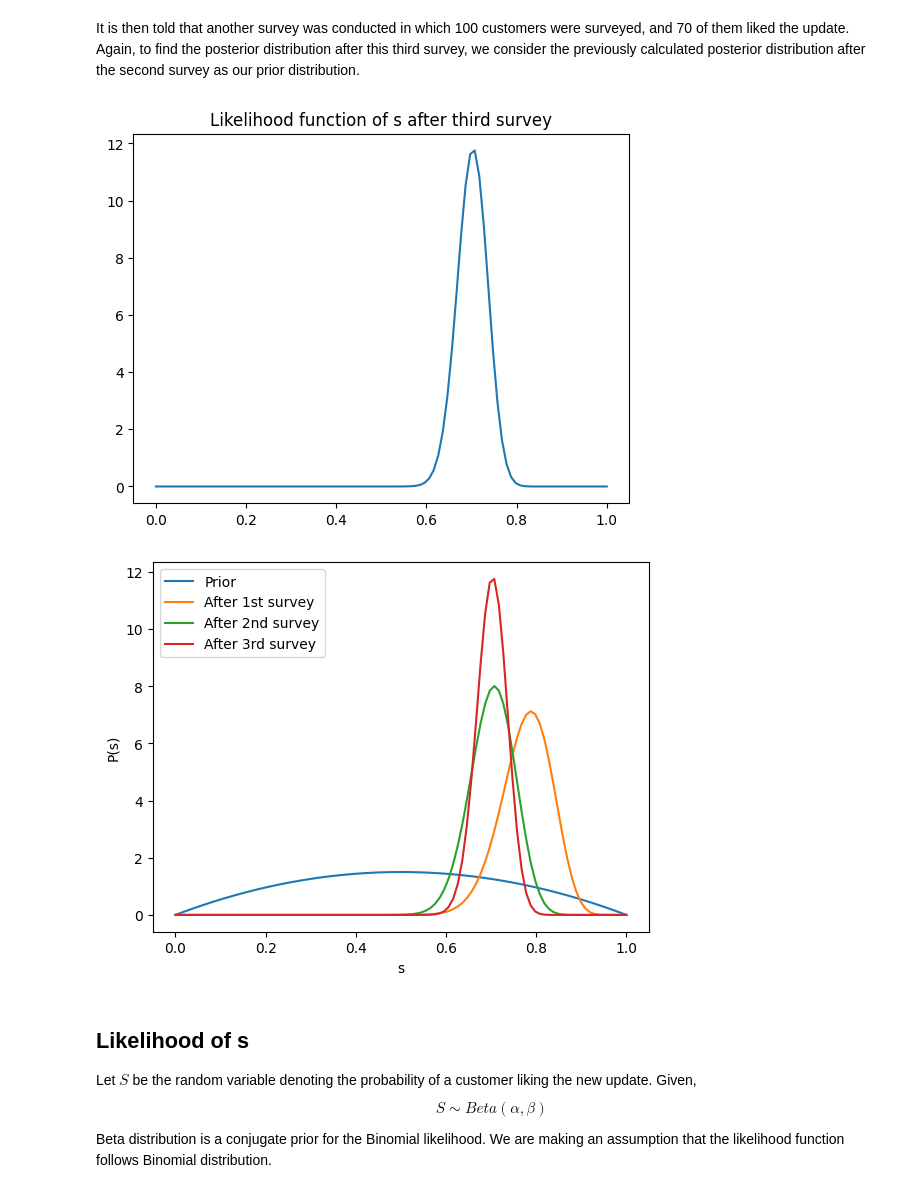
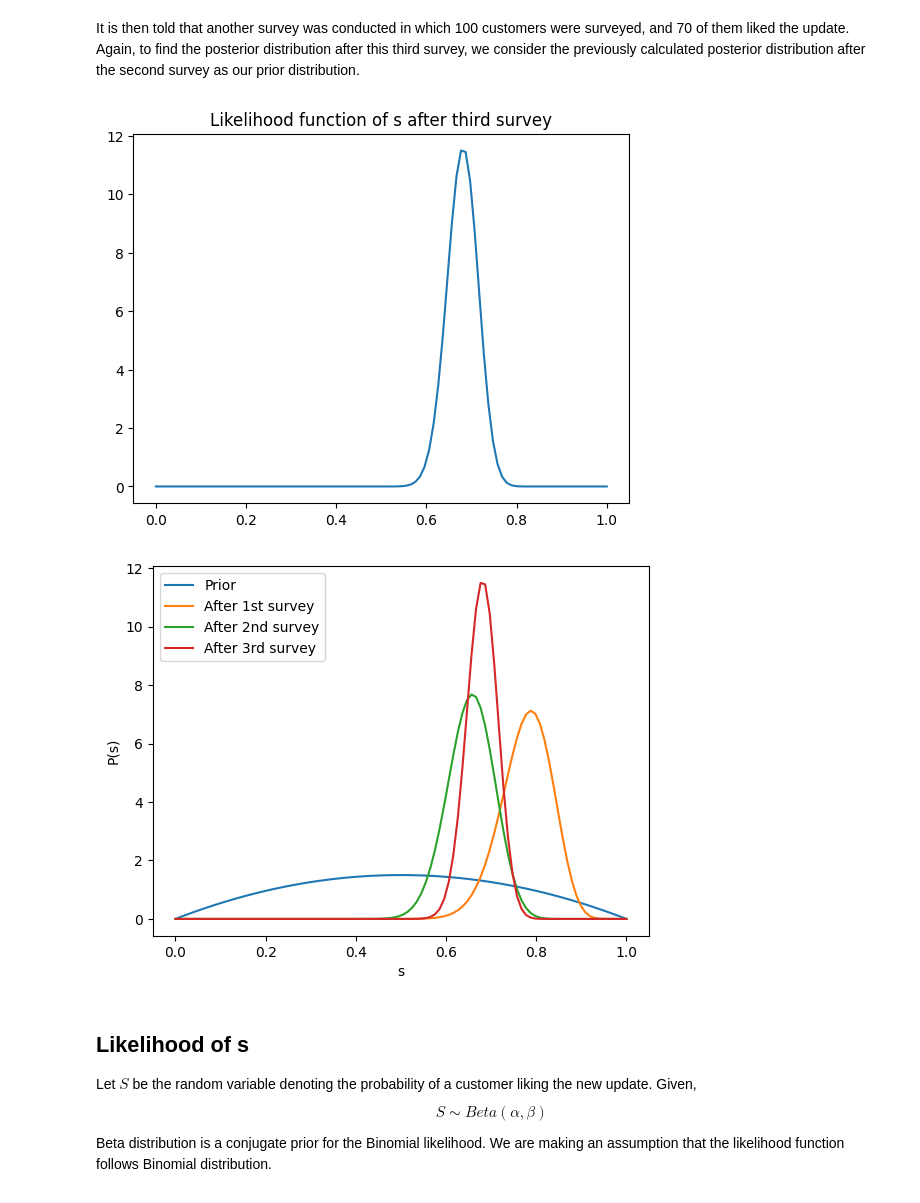
Before and after one commit to mokshith002/FODS-Assignment-1, a Jupyter notebook: 1A.ipynb, the cells around one changed output. Saved outputs shown, nothing was run; the diff lists cells and outputs as text; code cells hidden in the pictures.

```diff
--- a/1A.ipynb
+++ b/1A.ipynb
@@ -46,35 +46,35 @@ plt.show()
 It is then told that another survey was conducted in which 100 customers were surveyed, and 70 of them liked the update. Again, to find the posterior distribution after this third survey, we consider the previously calculated posterior distribution after the second survey as our prior distribution.
 # %%
 s = np.linspace(0, 1.0, 100)
-y = st.beta.pdf(s, 59 + 70, 25 + 30)
+y = st.beta.pdf(s, 55 + 70, 29 + 30)
 plt.title("Likelihood function of s after third survey")
 plt.plot(s, y)
 
 plt.show()
 # %% [output]
-[figure, old version]
+[figure, new version]
 # %%
 s = np.linspace(0, 1.0, 100)
 
 y0 = st.beta.pdf(s, 2, 2)
 y1 = st.beta.pdf(s, 2 + 40, 2 + 10)
-y2 = st.beta.pdf(s, 42 + 17, 12 + 13)
-y3 = st.beta.pdf(s, 59 + 70, 25 + 30)
+y2 = st.beta.pdf(s, 42 + 13, 12 + 17)
+y3 = st.beta.pdf(s, 55 + 70, 29 + 30)
 
 fig, ax = plt.subplots()
 ax.plot(s, y0, label ='Prior')
 ax.plot(s, y1, label ='After 1st survey')
 ax.plot(s, y2, label ='After 2nd survey')
 ax.plot(s, y3, label ='After 3rd survey')
 
 ax.legend()
 
 ax.set_xlabel("s")
 ax.set_ylabel("P(s)")
 
 plt.show()
 # %% [output]
-[figure, old version]
+[figure, new version]
 # %% [markdown]
 ## Likelihood of s
 
```
Also changed, not shown: parts of 1 cell of this notebook.
